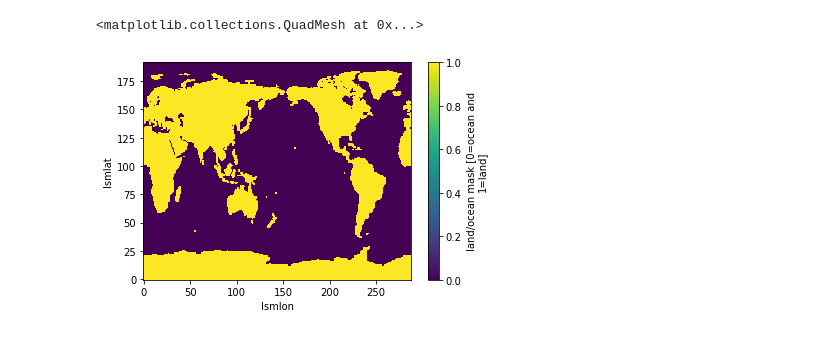
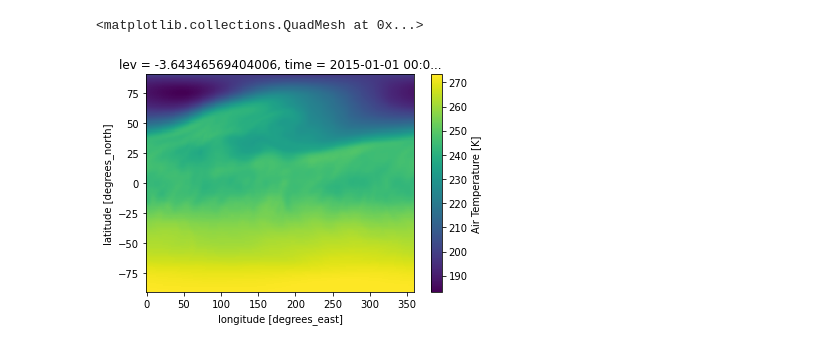
Before and after one commit to geosciz/nc2im_cesm2, a Jupyter notebook: learn_data.ipynb, the cells around one changed output. Saved outputs shown, nothing was run; the diff lists cells and outputs as text; code cells hidden in the pictures.

```diff
--- a/learn_data.ipynb
+++ b/learn_data.ipynb
@@ -10,4 +10,4 @@ dt = 2015, 1, 1, 0
 data_time = DatetimeNoLeap(dt[0], dt[1], dt[2], dt[3])
 file_time = str(data_time).replace(' ', '_')
 # %%
-ds = open_dataset('fracdata_0.9x1.25_gx1v6_c090317.nc')
+ds = open_dataset('ta_6hrLev_CESM2_ssp245_r2i1p1f1_gn_201501010000-202412311800.nc')
@@ -29,5 +14,7 @@ Attributes:
-# %%
-ds.LANDMASK.plot()
-# %% [output]
-<matplotlib.collections.QuadMesh at 0x...>
-[figure, removed]
+# %%
+da = ds.isel(time=0,lev=0).ta
+# %%
+da.plot()
+# %% [output]
+<matplotlib.collections.QuadMesh at 0x...>
+[figure, added]
```
Also changed, not shown: parts of 2 cells of this notebook, 2 other files.
